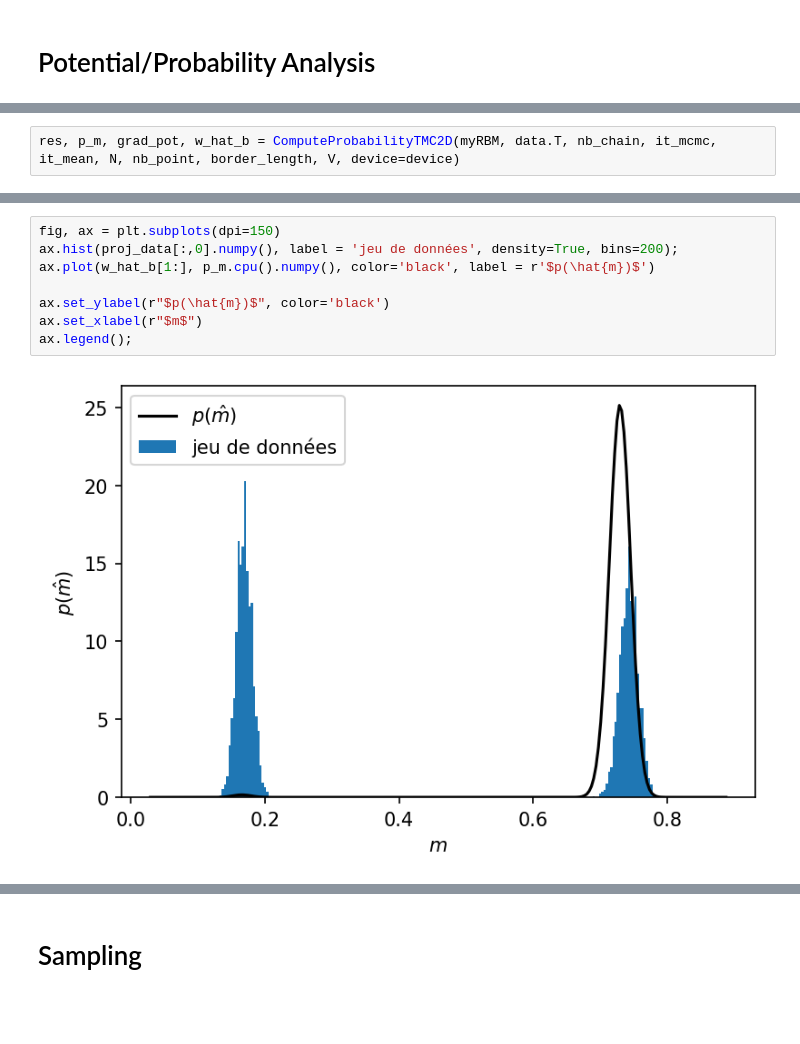
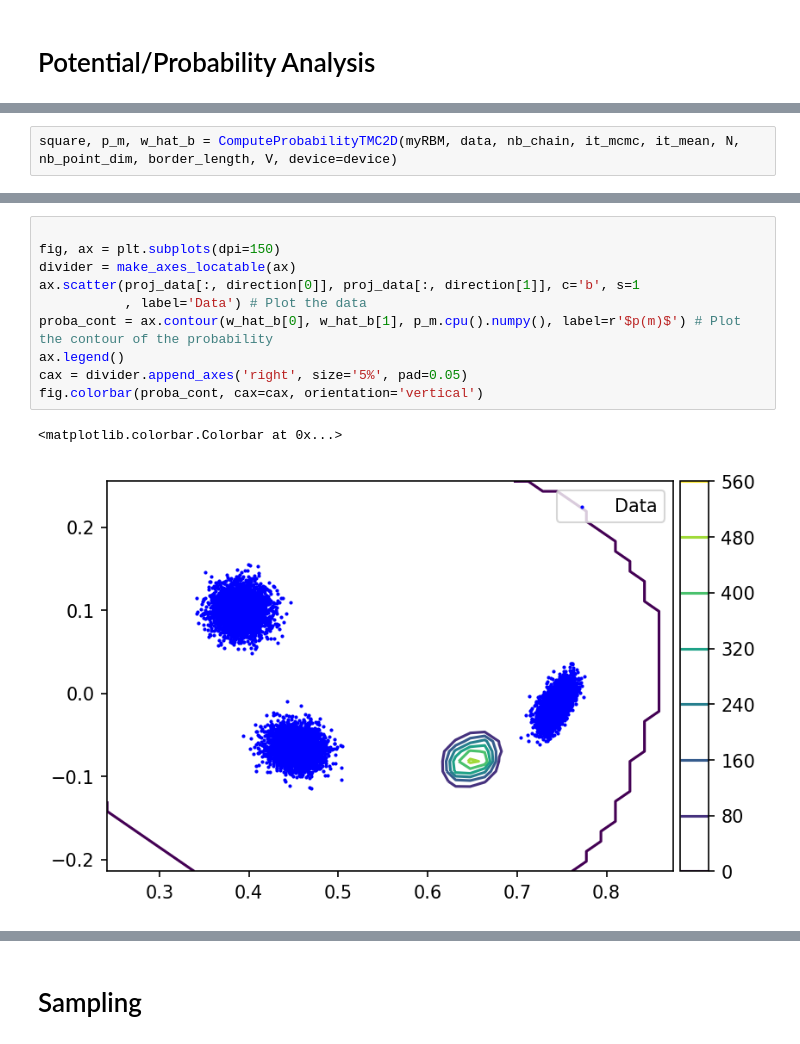
Before and after one commit to nbereux/TMCRBM, a Jupyter notebook: notebook/sample_2d3c.ipynb, the cells around one changed output, grey strips where cells are left out. Drawn from its saved outputs; the diff is of its cells as text; blank space fills up the shorter version.

```diff
--- a/notebook/sample_2d3c.ipynb
+++ b/notebook/sample_2d3c.ipynb
@@ -53,2 +53,2 @@ myRBM = loadTMCRBM(f, t, lr=0.1, NGibbs=10, mb_s=500, num_pcd=500, PCA=True, dir
 # %%
-res, p_m, grad_pot, w_hat_b = ComputeProbabilityTMC2D(myRBM, data.T, nb_chain, it_mcmc, it_mean, N, nb_point, border_length, V, device=device)
+square, p_m, w_hat_b = ComputeProbabilityTMC2D(myRBM, data, nb_chain, it_mcmc, it_mean, N, nb_point_dim, border_length, V, device=device)
@@ -75,10 +55,13 @@ ax2.legend()
-# %%
-fig, ax = plt.subplots(dpi=150)
-ax.hist(proj_data[:,0].numpy(), label = 'jeu de données', density=True, bins=200);
-ax.plot(w_hat_b[1:], p_m.cpu().numpy(), color='black', label = r'$p(\hat{m})$')
-
-ax.set_ylabel(r"$p(\hat{m})$", color='black')
-ax.set_xlabel(r"$m$")
-ax.legend();
-# %% [output]
-[figure, removed]
+# %%
+
+fig, ax = plt.subplots(dpi=150)
+divider = make_axes_locatable(ax)
+ax.scatter(proj_data[:, direction[0]], proj_data[:, direction[1]], c='b', s=1
+           , label='Data') # Plot the data
+proba_cont = ax.contour(w_hat_b[0], w_hat_b[1], p_m.cpu().numpy(), label=r'$p(m)$') # Plot the contour of the probability
+ax.legend()
+cax = divider.append_axes('right', size='5%', pad=0.05)
+fig.colorbar(proba_cont, cax=cax, orientation='vertical')
+# %% [output]
+<matplotlib.colorbar.Colorbar at 0x...>
+[figure, added]
```
Also changed, not shown: parts of 9 cells of this notebook, 4 other files.
